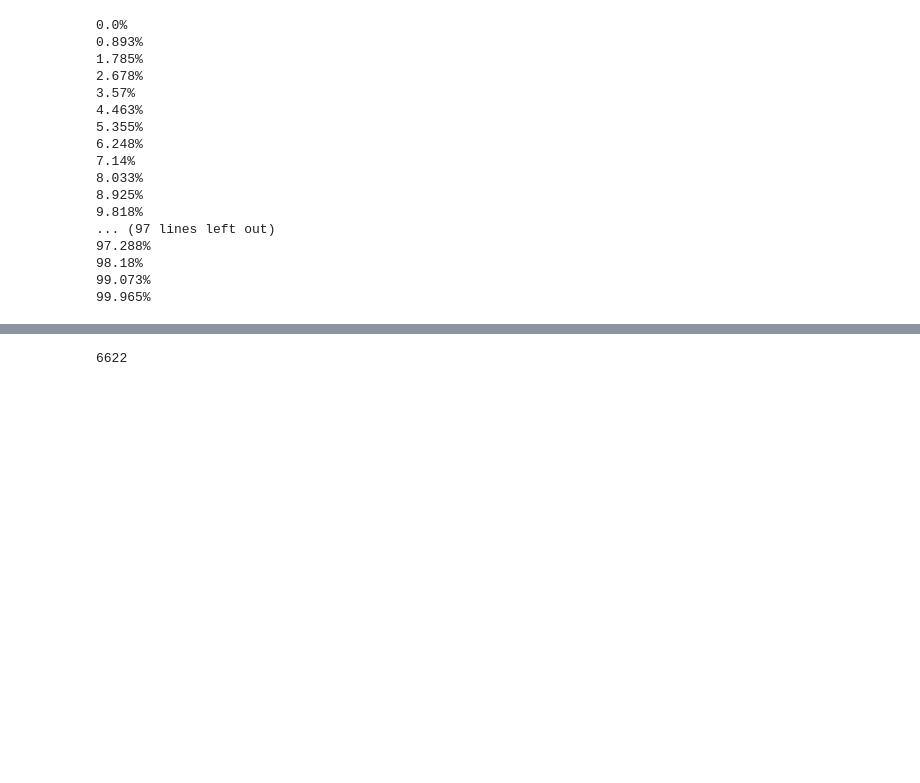
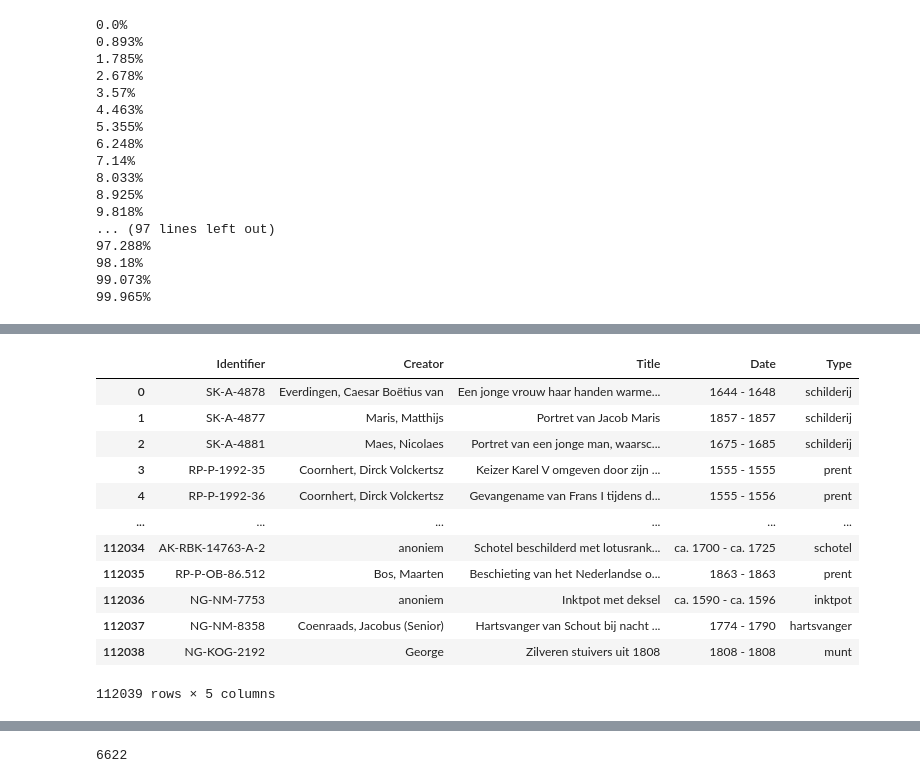
Before and after one commit to lotteph/MSc-Scriptie, a Jupyter notebook: XML files EDA.ipynb, the cells around one changed output, grey strips where cells are left out. Saved outputs shown, nothing was run; the diff lists cells and outputs as text; code cells hidden in the pictures; blank space fills up the shorter version.

```diff
--- a/XML files EDA.ipynb
+++ b/XML files EDA.ipynb
@@ -146,3 +146,20 @@ creators
 112039 rows × 4 columns
 # %%
-creators.to_csv('xml_files_filtered.csv', index=False)
+# creators.to_csv('xml_files.csv', index=False)
+# creators = pd.read_csv('D:/MSc scriptie/Data/xml_files.csv', index_col=0)
+creators = creators.reset_index()
+creators
+# %% [output]
+|  | Identifier | Creator | Title | Date | Type |
+| 0 | SK-A-4878 | Everdingen, Caesar Boëtius van | Een jonge vrouw haar handen warme... | 1644 - 1648 | schilderij |
+| 1 | SK-A-4877 | Maris, Matthijs | Portret van Jacob Maris | 1857 - 1857 | schilderij |
+| 2 | SK-A-4881 | Maes, Nicolaes | Portret van een jonge man, waarsc... | 1675 - 1685 | schilderij |
+| 3 | RP-P-1992-35 | Coornhert, Dirck Volckertsz | Keizer Karel V omgeven door zijn ... | 1555 - 1555 | prent |
+| 4 | RP-P-1992-36 | Coornhert, Dirck Volckertsz | Gevangename van Frans I tijdens d... | 1555 - 1556 | prent |
+| ... | ... | ... | ... | ... | ... |
+| 112034 | AK-RBK-14763-A-2 | anoniem | Schotel beschilderd met lotusrank... | ca. 1700 - ca. 1725 | schotel |
+| 112035 | RP-P-OB-86.512 | Bos, Maarten | Beschieting van het Nederlandse o... | 1863 - 1863 | prent |
+| 112036 | NG-NM-7753 | anoniem | Inktpot met deksel | ca. 1590 - ca. 1596 | inktpot |
+| 112037 | NG-NM-8358 | Coenraads, Jacobus (Senior) | Hartsvanger van Schout bij nacht ... | 1774 - 1790 | hartsvanger |
+| 112038 | NG-KOG-2192 | George | Zilveren stuivers uit 1808 | 1808 - 1808 | munt |
+112039 rows × 5 columns
```
Also changed, not shown: parts of 16 cells of this notebook, 1 other file.
